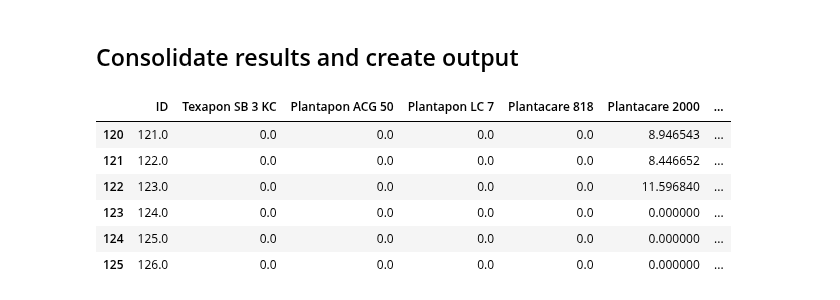
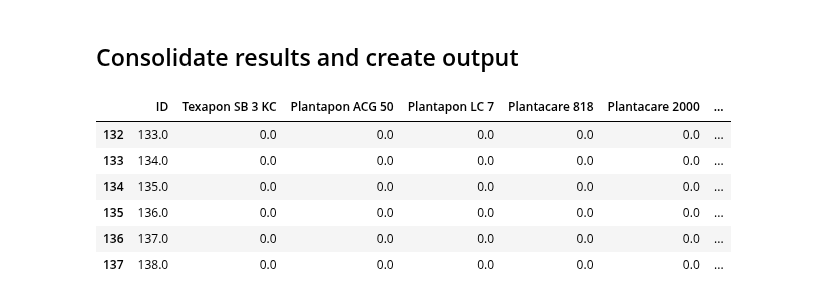
Before and after one commit to AniketChitre/formulations-prep, a Jupyter notebook: balance_analysis.ipynb, the cells around one changed output. Cells and saved outputs as stored; diff of their text form; code cells hidden in the pictures.

Commit message:
14th Feb data

```diff
--- a/balance_analysis.ipynb
+++ b/balance_analysis.ipynb
@@ -6,7 +6,7 @@ import pandas as pd
 %matplotlib notebook
 
 speciesList = pmb.PipettingSpecies.readCSV('SpeciesDictionary.csv')
-instructions = pmb.PipettingInstructions.readCSV('DoE_csv/MasterDataset_OT_InitialDoE_Feb.csv', firstRow=120, lastRow=126)
+instructions = pmb.PipettingInstructions.readCSV('DoE_csv/MasterDataset_OT_InitialDoE_Feb.csv', firstRow=132, lastRow=138)
 targetVolume = 10
 sampleList = pmb.PipettingSample.createSamples(instructions,targetVol=targetVolume)
 maxVolume = 1
@@ -15,7 +15,7 @@ for sample in sampleList:
     sample.getVolFracSeries(speciesDictionary=speciesList)
 steps = pmb.PipettingStep.createSteps(instructions=instructions,speciesDictionary=speciesList,sampleList=sampleList,maxVol=maxVolume)
 
-massProfile = pmb.MassProfile('mass_data/MassProfile_080223_S121-126.csv',t_baseline=25,derivNoise=0.005,secDerivNoise=0.001)
+massProfile = pmb.MassProfile('mass_data/MassProfile_140223_S133-138.csv',t_baseline=25,derivNoise=0.005,secDerivNoise=0.001)
 # %% [markdown]
 ## Analyse water addition
 # %%
@@ -89,19 +92,19 @@ Addition of 0.444g Arlypon TT detected from 2714s to 2730s - expected volume = 0
 # %%
 for step in steps:
     step.addToSample()
 actualMassFractions = pd.DataFrame(dtype='float64').reindex_like(instructions)
 actualMassFractions[:]=0
 for i in range(len(sampleList)):
     actualMassFractions['ID'].iloc[i] = sampleList[i].sampleId
     for entry in sampleList[i].addedMassSeries.iteritems():
         actualMassFractions[entry[0]].iloc[i] = entry[1]/sampleList[i].actualMass*100
-actualMassFractions.to_csv('mass_data/FreshlyAnalysed_S121-S126.csv', index=False)
+actualMassFractions.to_csv('mass_data/FreshlyAnalysed_S133-S138.csv', index=False)
 actualMassFractions
 # %% [output]
 |  | ID | Texapon SB 3 KC | Plantapon ACG 50 | Plantapon LC 7 | Plantacare 818 | Plantacare 2000 | ... |
-| 120 | 121.0 | 0.0 | 0.0 | 0.0 | 0.0 | 8.946543 | ... |
-| 121 | 122.0 | 0.0 | 0.0 | 0.0 | 0.0 | 8.446652 | ... |
-| 122 | 123.0 | 0.0 | 0.0 | 0.0 | 0.0 | 11.596840 | ... |
-| 123 | 124.0 | 0.0 | 0.0 | 0.0 | 0.0 | 0.000000 | ... |
-| 124 | 125.0 | 0.0 | 0.0 | 0.0 | 0.0 | 0.000000 | ... |
-| 125 | 126.0 | 0.0 | 0.0 | 0.0 | 0.0 | 0.000000 | ... |
+| 132 | 133.0 | 0.0 | 0.0 | 0.0 | 0.0 | 0.0 | ... |
+| 133 | 134.0 | 0.0 | 0.0 | 0.0 | 0.0 | 0.0 | ... |
+| 134 | 135.0 | 0.0 | 0.0 | 0.0 | 0.0 | 0.0 | ... |
+| 135 | 136.0 | 0.0 | 0.0 | 0.0 | 0.0 | 0.0 | ... |
+| 136 | 137.0 | 0.0 | 0.0 | 0.0 | 0.0 | 0.0 | ... |
+| 137 | 138.0 | 0.0 | 0.0 | 0.0 | 0.0 | 0.0 | ... |
```
Also changed, not shown: parts of 4 cells of this notebook, 6 other files.
